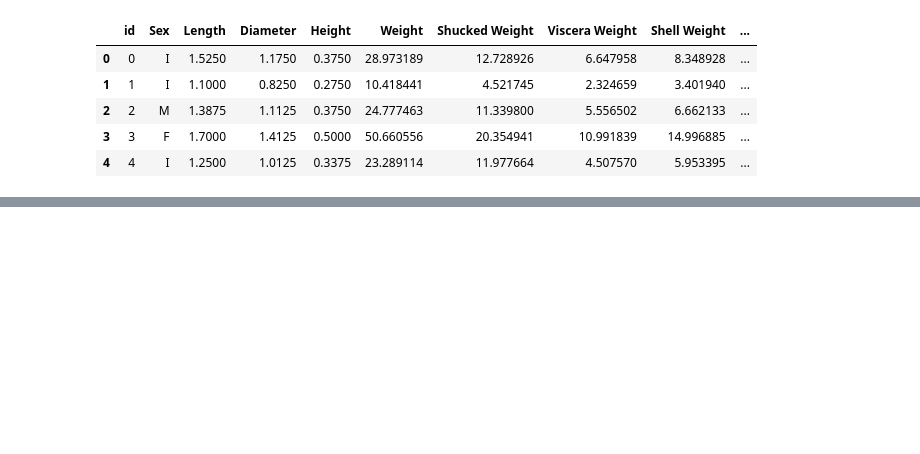
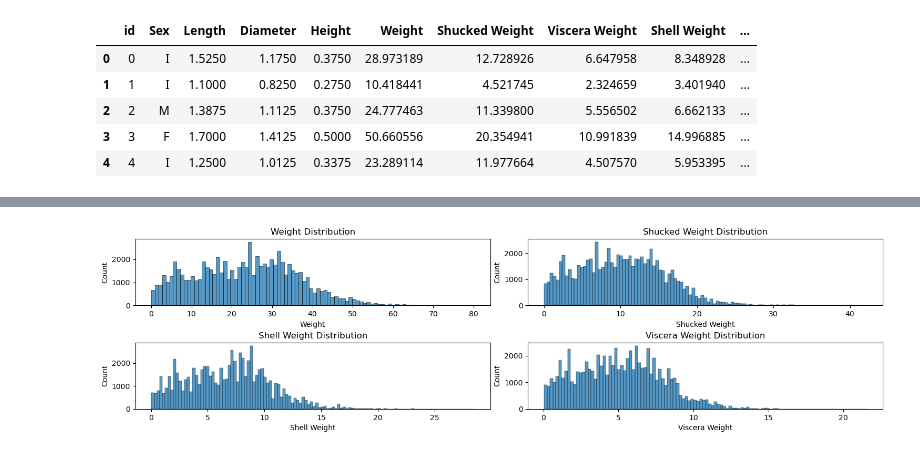
Before and after one commit to MoncefKa/kaggle-projects, a Jupyter notebook: playground-s3e16.ipynb, the cells around one changed output, grey strips where cells are left out. Saved outputs shown, nothing was run; the diff lists cells and outputs as text; code cells hidden in the pictures; blank space fills up the shorter version.

```diff
--- a/playground-s3e16.ipynb
+++ b/playground-s3e16.ipynb
@@ -28,0 +100,18 @@ train_df.head()
+# %%
+fig,axs=plt.subplots(2,2,figsize=(15,4))
+sns.histplot(ax=axs[0,0],data=train_df,x="Weight")
+axs[0,0].set_title("Weight Distribution")
+
+sns.histplot(ax=axs[0,1],data=train_df,x="Shucked Weight")
+axs[0,1].set_title("Shucked Weight Distribution")
+
+sns.histplot(ax=axs[1,0],data=train_df,x="Shell Weight")
+axs[1,0].set_title("Shell Weight Distribution")
+
+sns.histplot(ax=axs[1,1],data=train_df,x="Viscera Weight")
+axs[1,1].set_title("Viscera Weight Distribution")
+
+plt.tight_layout(pad=.5)
+plt.show()
+# %% [output]
+[figure, added]
```
Also changed, not shown: parts of 22 cells of this notebook.
